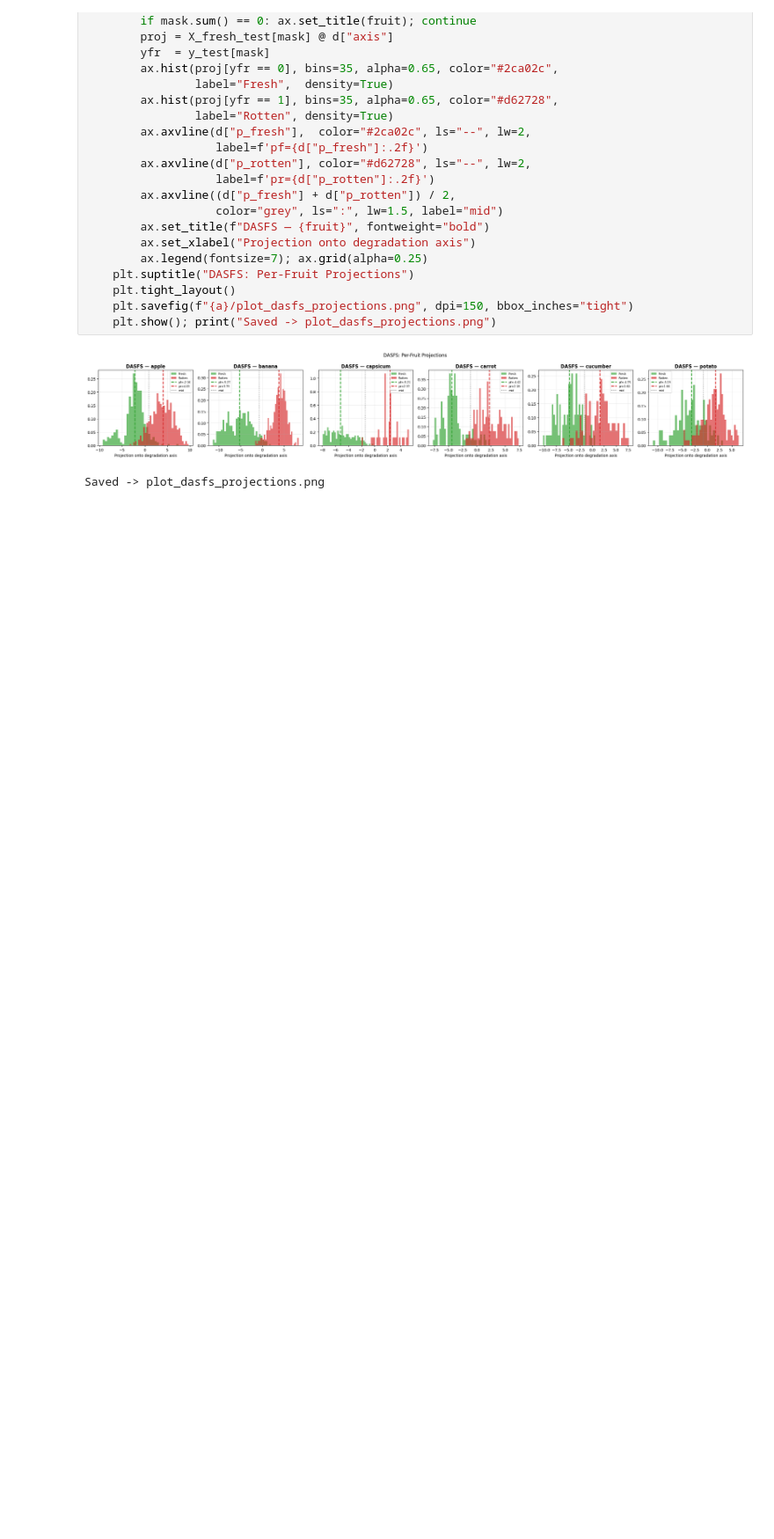
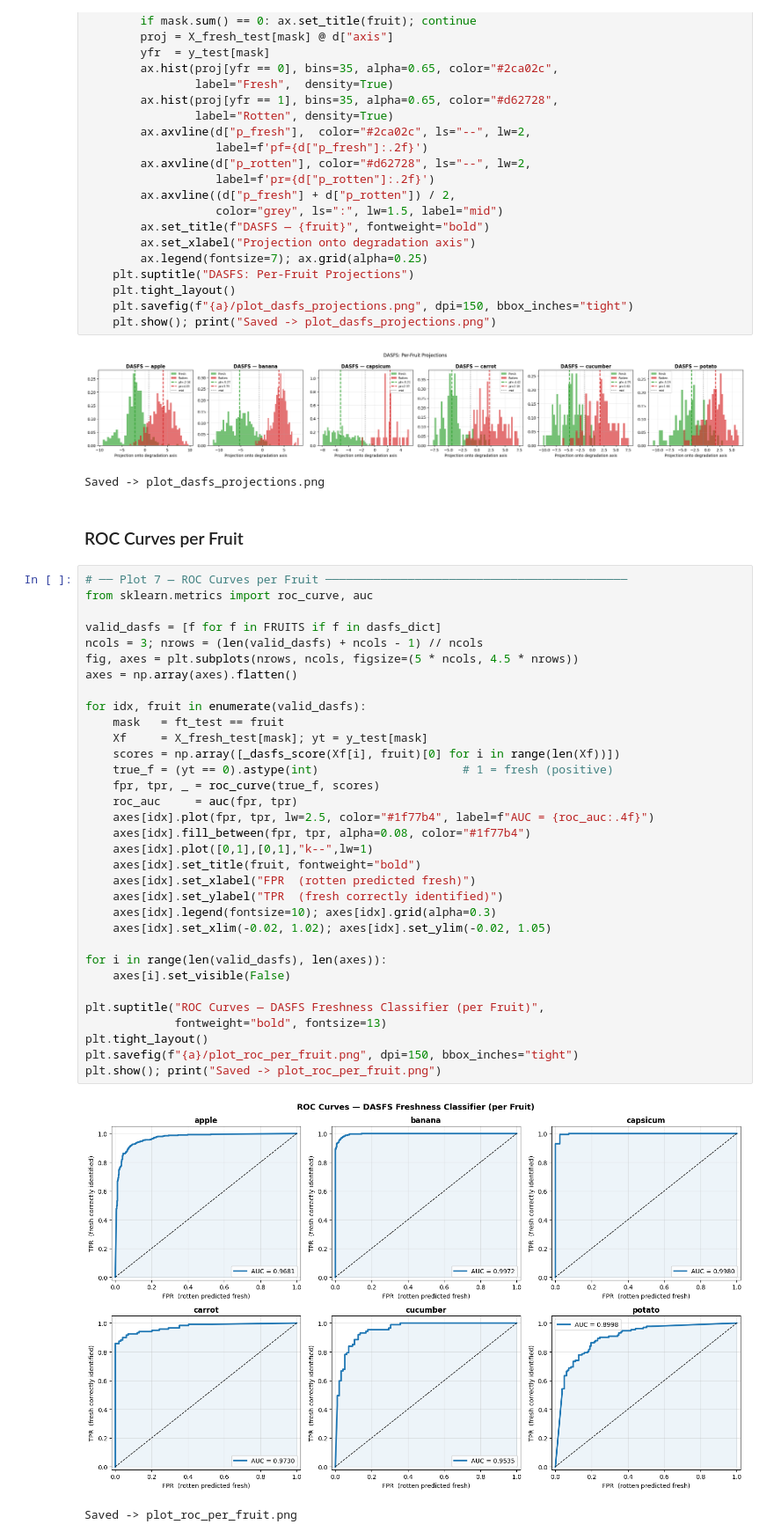
Before and after one commit to Krittik-Panda/Vegetables-freshness-ditection, a Jupyter notebook: 02_evaluate_2nd_version.ipynb, the cells around one changed output. Shown at 88% size. Saved outputs shown, nothing was run; the diff lists cells and outputs as text; blank space fills up the shorter version.

```diff
--- a/02_evaluate_2nd_version.ipynb
+++ b/02_evaluate_2nd_version.ipynb
@@ -315,3 +315,41 @@ else:
 # %% [output]
 [figure]
 Saved -> plot_dasfs_projections.png
+# %% [markdown]
+### ROC Curves per Fruit
+# %%
+# ── Plot 7 — ROC Curves per Fruit ────────────────────────────────────────────
+from sklearn.metrics import roc_curve, auc
+
+valid_dasfs = [f for f in FRUITS if f in dasfs_dict]
+ncols = 3; nrows = (len(valid_dasfs) + ncols - 1) // ncols
+fig, axes = plt.subplots(nrows, ncols, figsize=(5 * ncols, 4.5 * nrows))
+axes = np.array(axes).flatten()
+
+for idx, fruit in enumerate(valid_dasfs):
+    mask   = ft_test == fruit
+    Xf     = X_fresh_test[mask]; yt = y_test[mask]
+    scores = np.array([_dasfs_score(Xf[i], fruit)[0] for i in range(len(Xf))])
+    true_f = (yt == 0).astype(int)                     # 1 = fresh (positive)
+    fpr, tpr, _ = roc_curve(true_f, scores)
+    roc_auc     = auc(fpr, tpr)
+    axes[idx].plot(fpr, tpr, lw=2.5, color="#1f77b4", label=f"AUC = {roc_auc:.4f}")
+    axes[idx].fill_between(fpr, tpr, alpha=0.08, color="#1f77b4")
+    axes[idx].plot([0,1],[0,1],"k--",lw=1)
+    axes[idx].set_title(fruit, fontweight="bold")
+    axes[idx].set_xlabel("FPR  (rotten predicted fresh)")
+    axes[idx].set_ylabel("TPR  (fresh correctly identified)")
+    axes[idx].legend(fontsize=10); axes[idx].grid(alpha=0.3)
+    axes[idx].set_xlim(-0.02, 1.02); axes[idx].set_ylim(-0.02, 1.05)
+
+for i in range(len(valid_dasfs), len(axes)):
+    axes[i].set_visible(False)
+
+plt.suptitle("ROC Curves — DASFS Freshness Classifier (per Fruit)",
+             fontweight="bold", fontsize=13)
+plt.tight_layout()
+plt.savefig(f"{a}/plot_roc_per_fruit.png", dpi=150, bbox_inches="tight")
+plt.show(); print("Saved -> plot_roc_per_fruit.png")
+# %% [output]
+[figure, added]
+Saved -> plot_roc_per_fruit.png
```
Also changed, not shown: parts of 8 cells of this notebook, 1 other file.
